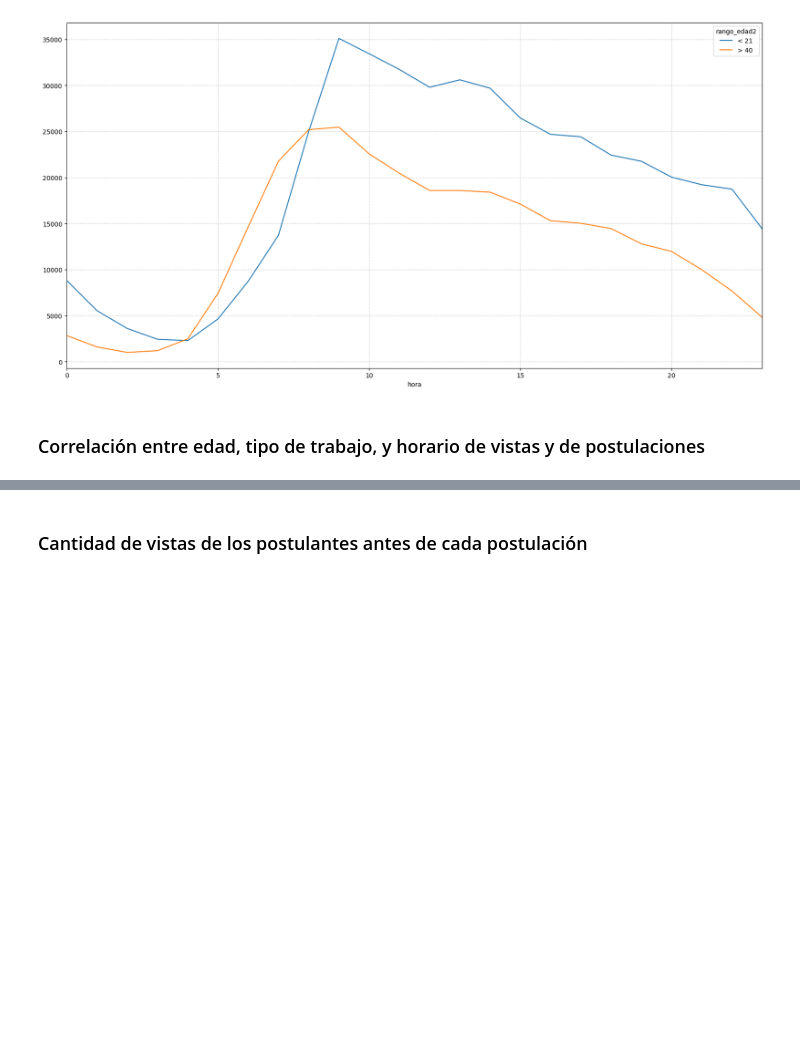
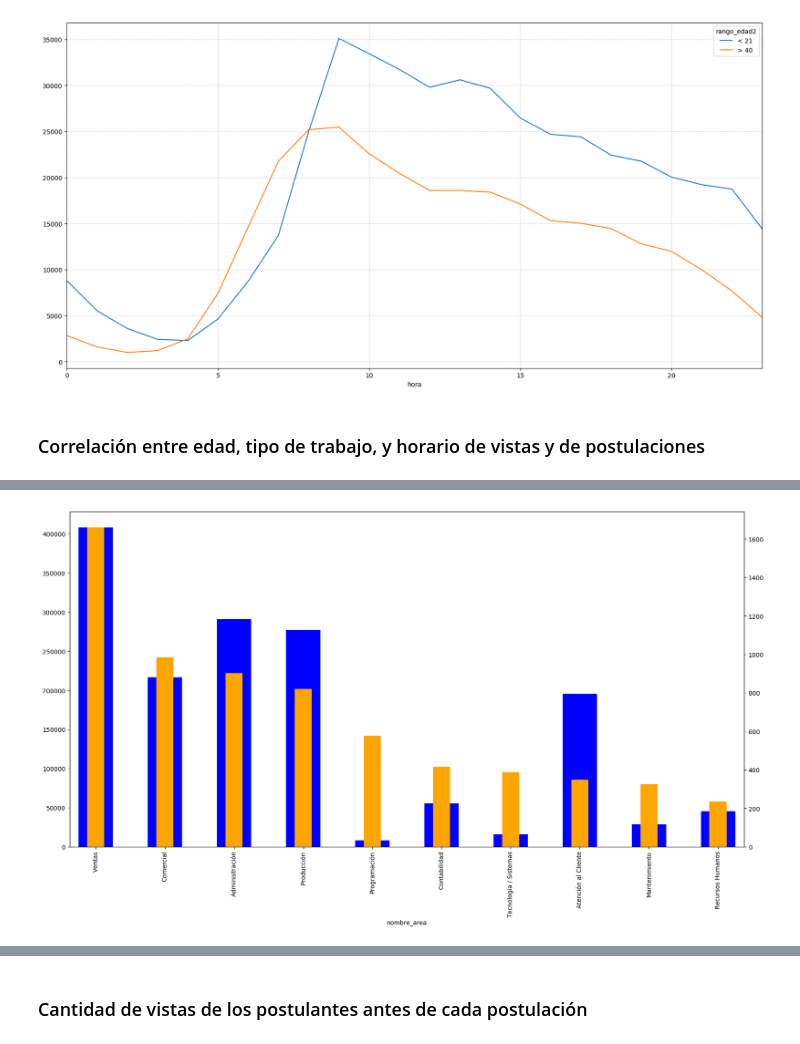
Before and after one commit to tomasBustamante/postulaciones, a Jupyter notebook: Avisos_laborales_y_postulaciones.ipynb, the cells around one changed output, grey strips where cells are left out. Cells and saved outputs as stored; diff of their text form; code cells hidden in the pictures; blank space fills up the shorter version.

```diff
--- a/Avisos_laborales_y_postulaciones.ipynb
+++ b/Avisos_laborales_y_postulaciones.ipynb
@@ -500,0 +513,4 @@ plt.grid(linestyle='dotted')
+# %%
+test = pd.merge(test1, test2, on='nombre_area', how='inner')
+test.set_index('nombre_area', inplace=True)
+test.head()
@@ -500,0 +525,7 @@ plt.grid(linestyle='dotted')
+# %%
+width = 0.5
+plt1 = test.head(10)['cant_x'];
+plt2 = test.head(10)['cant_y'].plot.bar(color='Blue', width = width);
+plt = plt1.plot.bar(color='Orange',ax=plt2,secondary_y=True, width = width/2)
+# %% [output]
+[figure, added]
```
Also changed, not shown: parts of 10 cells of this notebook.
